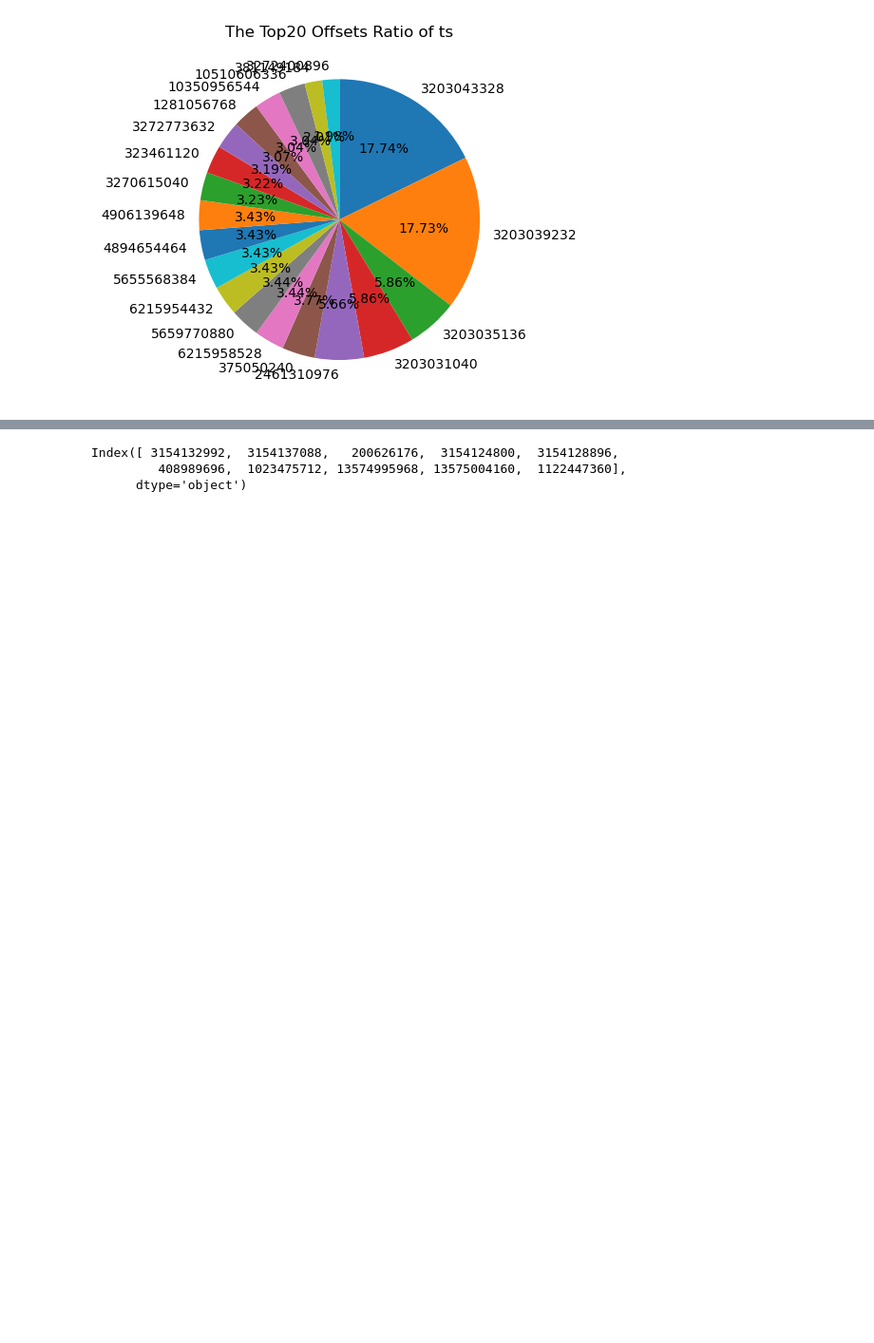
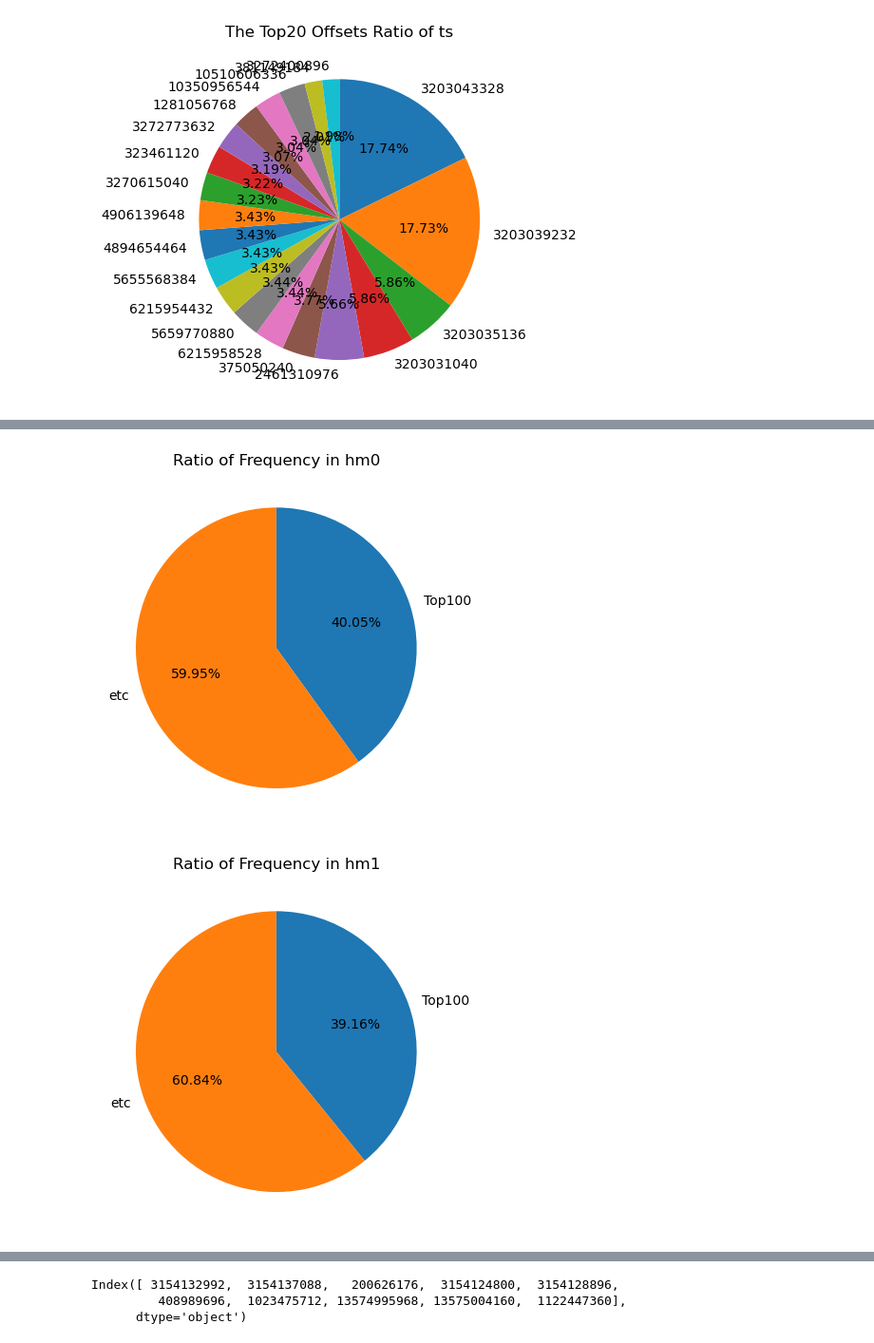
Before and after one commit to GSC-Block-IO/Block-IO, a Jupyter notebook: sc_vz_dm/Visualization_dmlee.ipynb, the cells around one changed output, grey strips where cells are left out. Shown at 95% size. Saved outputs shown, nothing was run; the diff lists cells and outputs as text; code cells hidden in the pictures; blank space fills up the shorter version.

Commit message:
ratio added

```diff
--- a/sc_vz_dm/Visualization_dmlee.ipynb
+++ b/sc_vz_dm/Visualization_dmlee.ipynb
@@ -106,0 +119,12 @@ for dfs, title in zip(dflists, titles):
+# %%
+for dfs, title in zip(dflists, titles):
+    topn = 100
+    total = dfs.Offset.value_counts().values.sum()
+    top = dfs.Offset.value_counts().head(topn).values.sum()
+    etc = total - top
+    plt.pie([top, etc], labels=[f'Top{topn}', 'etc'], autopct='%.2f%%', startangle=90, counterclock=False)
+    plt.title(f'Ratio of Frequency in {title}')
+    plt.show()
+# %% [output]
+[figure, added]
+[figure, added]
```
Also changed, not shown: parts of 5 cells of this notebook.
